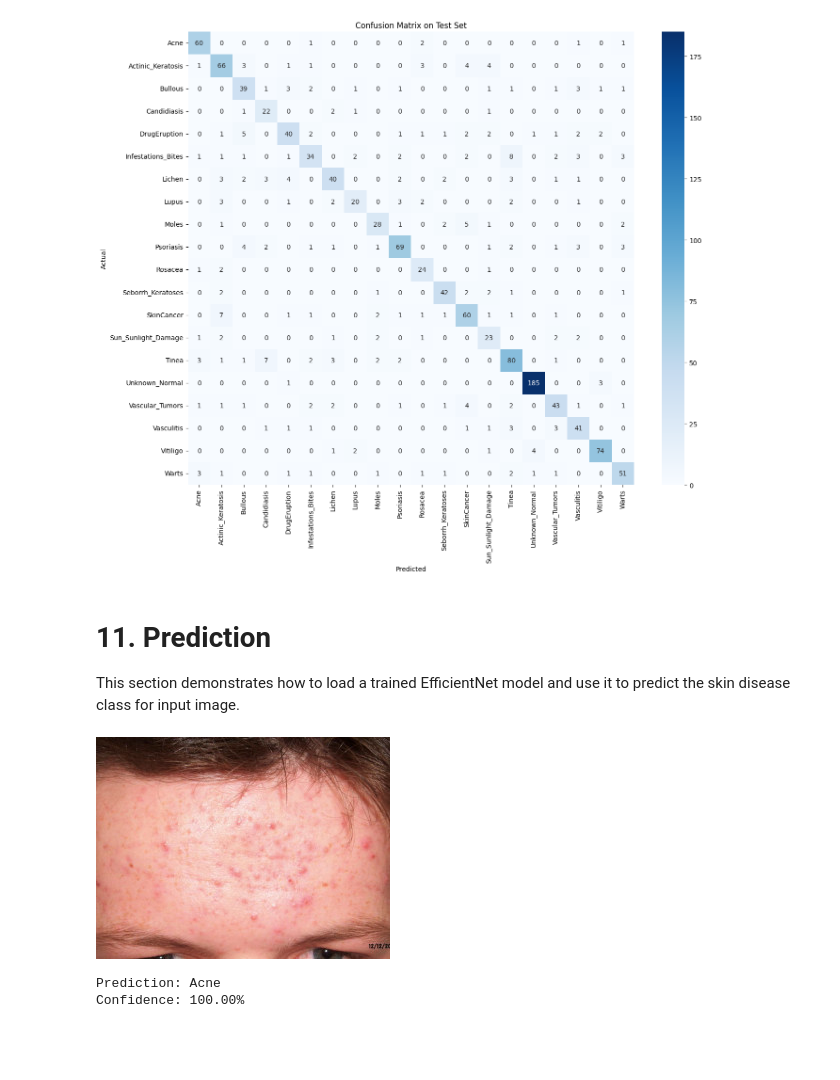
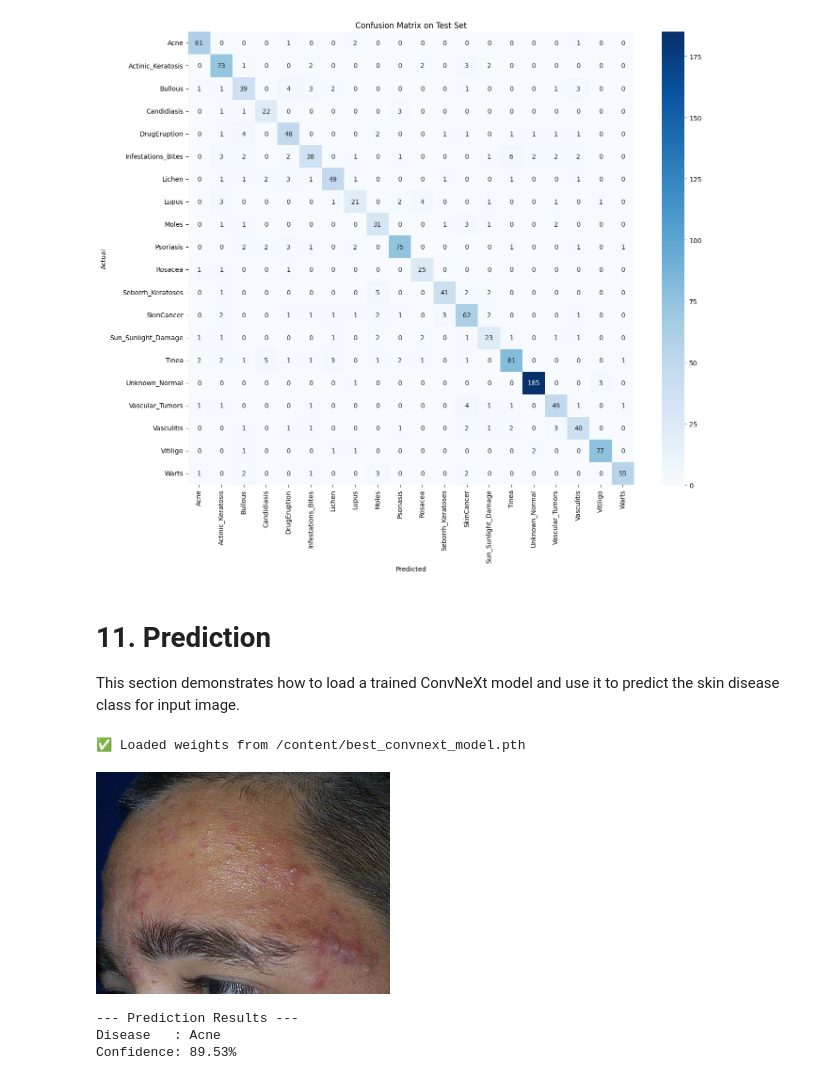
Before and after one commit to RimeshGithub/mediAssist, a Jupyter notebook: notebooks/Skin_Disease_Classifier.ipynb, the cells around one changed output. Saved outputs shown, nothing was run; the diff lists cells and outputs as text; code cells hidden in the pictures; blank space fills up the shorter version.

```diff
--- a/notebooks/Skin_Disease_Classifier.ipynb
+++ b/notebooks/Skin_Disease_Classifier.ipynb
@@ -331,12 +451,11 @@ plt.show()
 [figure]
 # %% [markdown]
 # 11. Prediction
-This section demonstrates how to load a trained EfficientNet model and use it to predict the skin disease class for input image.
+This section demonstrates how to load a trained ConvNeXt model and use it to predict the skin disease class for input image.
 # %%
 import torch
 import torch.nn.functional as F
-from torchvision import transforms
-from efficientnet_pytorch import EfficientNet
+from torchvision import transforms, models  # Using torchvision for ConvNeXt
 from PIL import Image
 from IPython.display import display
 import os
@@ -344,7 +463,7 @@ import os
 # ------------------------------
 # Image to predict
 # ------------------------------
-image_path = "/content/skindiseasedataset/SkinDisease/SkinDisease/test/Acne/acne-face-3-5__ProtectWyJQcm90ZWN0Il0_FocusFillWzI5NCwyMjIsIngiLDE4XQ.jpeg"  # Replace with image path
+image_path = "/content/skindiseasedataset/SkinDisease/SkinDisease/test/Acne/acne-face-1__ProtectWyJQcm90ZWN0Il0_FocusFillWzI5NCwyMjIsIngiLDFd.jpeg"
 
 device = torch.device("cuda" if torch.cuda.is_available() else "cpu")
 
@@ -359,19 +478,30 @@ class_names = ['Acne', 'Actinic_Keratosis', 'Bullous', 'Candidiasis', 'DrugErupt
 NUM_CLASSES = len(class_names)
 
 # ------------------------------
-# Load model
+# Load ConvNeXt Model
 # ------------------------------
-model = EfficientNet.from_name("efficientnet-b0")
-model._fc = torch.nn.Linear(model._fc.in_features, NUM_CLASSES)
+# Initialize the architecture
+model = models.convnext_tiny(weights=None)
 
-# Load your trained model weights
-state_dict = torch.load("/content/best_efficientnet.pth", map_location=device)
-model.load_state_dict(state_dict)
+# Adjust the classifier head specifically for ConvNeXt-Tiny
+# ConvNeXt's classifier is: (0): LayerNorm, (1): Flatten, (2): Linear
+n_inputs = model.classifier[2].in_features
+model.classifier[2] = torch.nn.Linear(n_inputs, NUM_CLASSES)
+
+# Load trained model weights
+checkpoint_path = "/content/best_convnext_model.pth"
+if os.path.exists(checkpoint_path):
+    state_dict = torch.load(checkpoint_path, map_location=device)
+    model.load_state_dict(state_dict)
+    print(f"✅ Loaded weights from {checkpoint_path}")
+else:
+    print(f"⚠️ Warning: Checkpoint not found at {checkpoint_path}. Using uninitialized weights.")
+
 model.to(device)
 model.eval()
 
 # ------------------------------
-# Image preprocessing
+# Image preprocessing (ImageNet Standards)
 # ------------------------------
 transform = transforms.Compose([
     transforms.Resize((224, 224)),
@@ -380,36 +510,41 @@ transform = transforms.Compose([
         mean=[0.485, 0.456, 0.406],
         std=[0.229, 0.224, 0.225]
     )
 ])
 
 # ------------------------------
 # Function to predict single image
 # ------------------------------
 def predict_single_image(image_path):
     if not os.path.exists(image_path):
         print(f"Image not found: {image_path}")
         return
 
     # Load image
     image = Image.open(image_path).convert("RGB")
 
     # Preprocess and predict
+    # 1. Apply transforms 2. Add batch dimension (.unsqueeze(0)) 3. Move to device
     image_tensor = transform(image).unsqueeze(0).to(device)
+
     with torch.no_grad():
         outputs = model(image_tensor)
         probs = F.softmax(outputs, dim=1)
         confidence, pred = torch.max(probs, 1)
 
     prediction = class_names[pred.item()]
-    confidence = confidence.item() * 100
+    conf_value = confidence.item() * 100
 
     # Display image and prediction
     display(image)
-    print(f"Prediction: {prediction}")
-    print(f"Confidence: {confidence:.2f}%")
+    print(f"\n--- Prediction Results ---")
+    print(f"Disease   : {prediction}")
+    print(f"Confidence: {conf_value:.2f}%")
 
 predict_single_image(image_path)
 # %% [output]
+✅ Loaded weights from /content/best_convnext_model.pth
-[figure, old version]
+[figure, new version]
-Prediction: Acne
-Confidence: 100.00%
+--- Prediction Results ---
+Disease   : Acne
+Confidence: 89.53%
```
Also changed, not shown: parts of 19 cells of this notebook, 2 other files.
